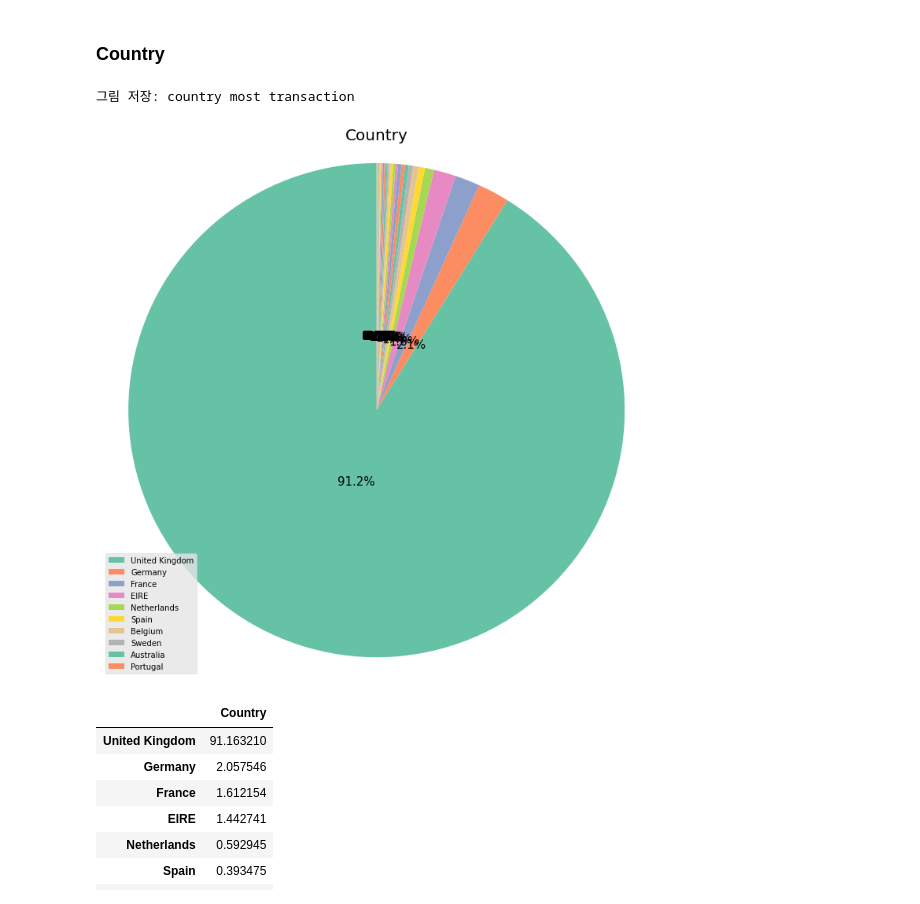
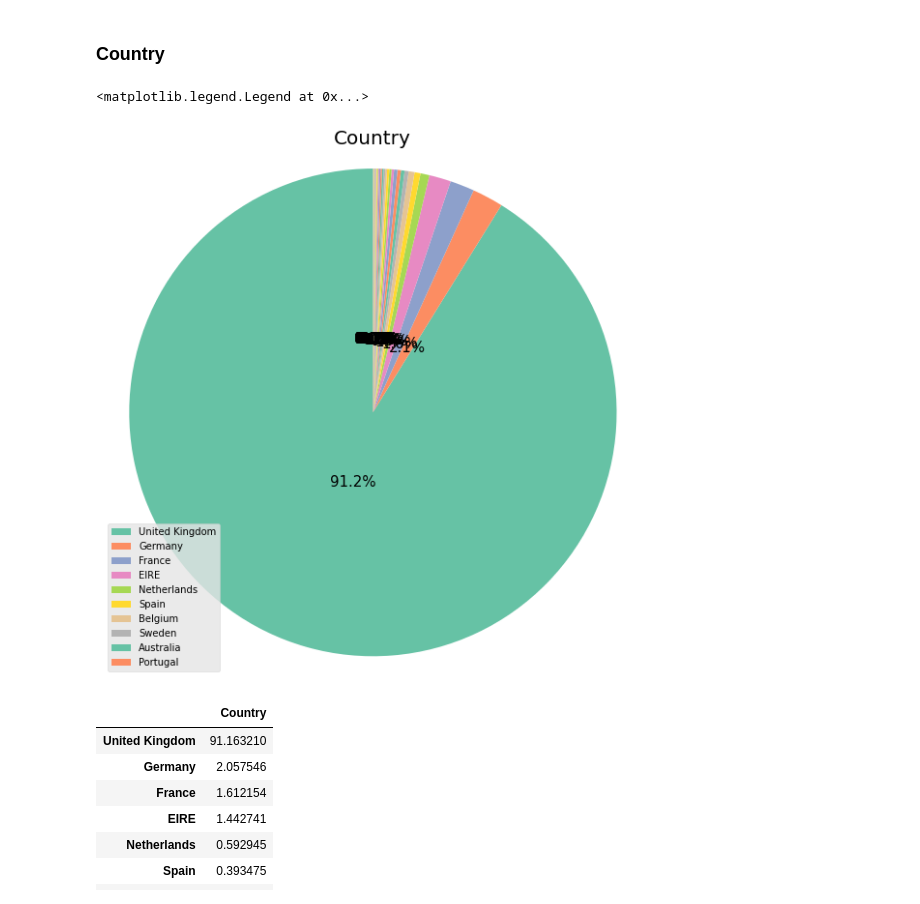
Before and after one commit to solyourock/growth, a Jupyter notebook: revise.ipynb, the cells around one changed output. Saved outputs shown, nothing was run; the diff lists cells and outputs as text; code cells hidden in the pictures.

```diff
--- a/revise.ipynb
+++ b/revise.ipynb
@@ -194,21 +194,21 @@ data[data['Country'] != 'Unspecified']
 # %%
 country = data[['Invoice', 'Country', 'Customer ID']].groupby(['Customer ID', 'Country', 'Invoice']).count().reset_index()
 
 plt.figure(figsize=(10, 10))
 plt.pie(country['Country'].value_counts(),
          autopct='%0.1f%%',
          textprops={'fontsize': 15},
          pctdistance=0.3,
          startangle=90,
          colors=sns.color_palette("Set2"))
 plt.title("Country", fontsize=20)
 plt.axis('equal')
 plt.legend(country['Country'].value_counts()[:10].index, loc='lower left', fontsize=10)
-save_fig("country most transaction")
-plt.show();
+# save_fig("country most transaction")
+# plt.show();
 # %% [output]
-그림 저장: country most transaction
+<matplotlib.legend.Legend at 0x...>
-[figure, old version]
+[figure, new version]
 # %%
 pd.DataFrame(country['Country'].value_counts()[:10] / country['Country'].count() * 100)
 # %% [output]
```
Also changed, not shown: parts of 15 cells of this notebook.
